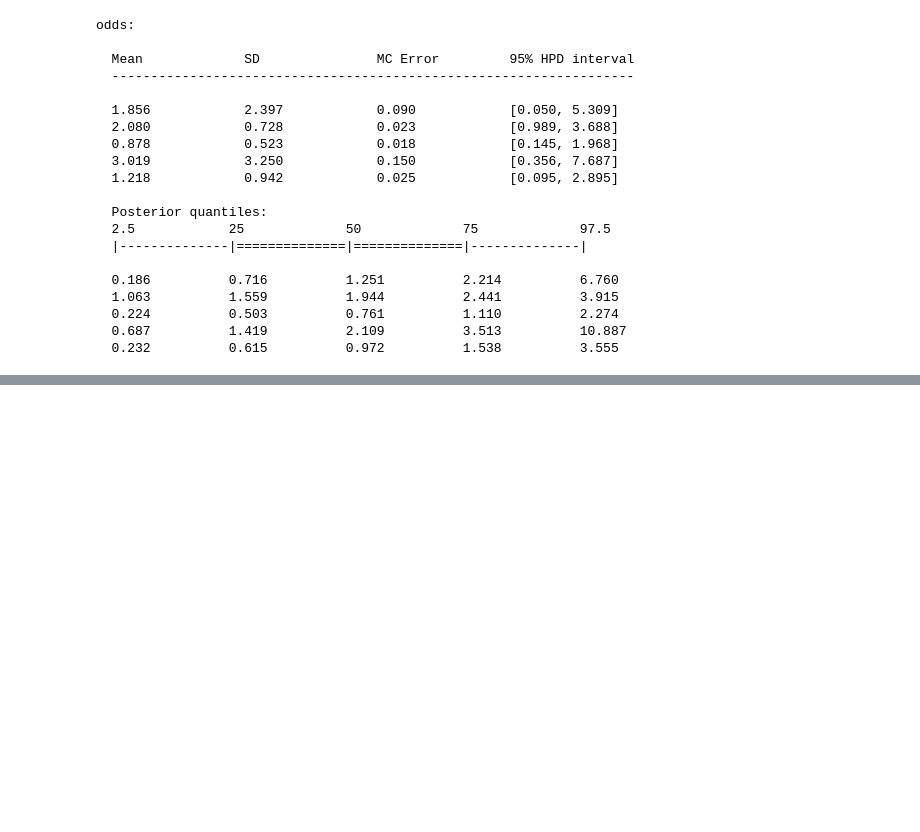
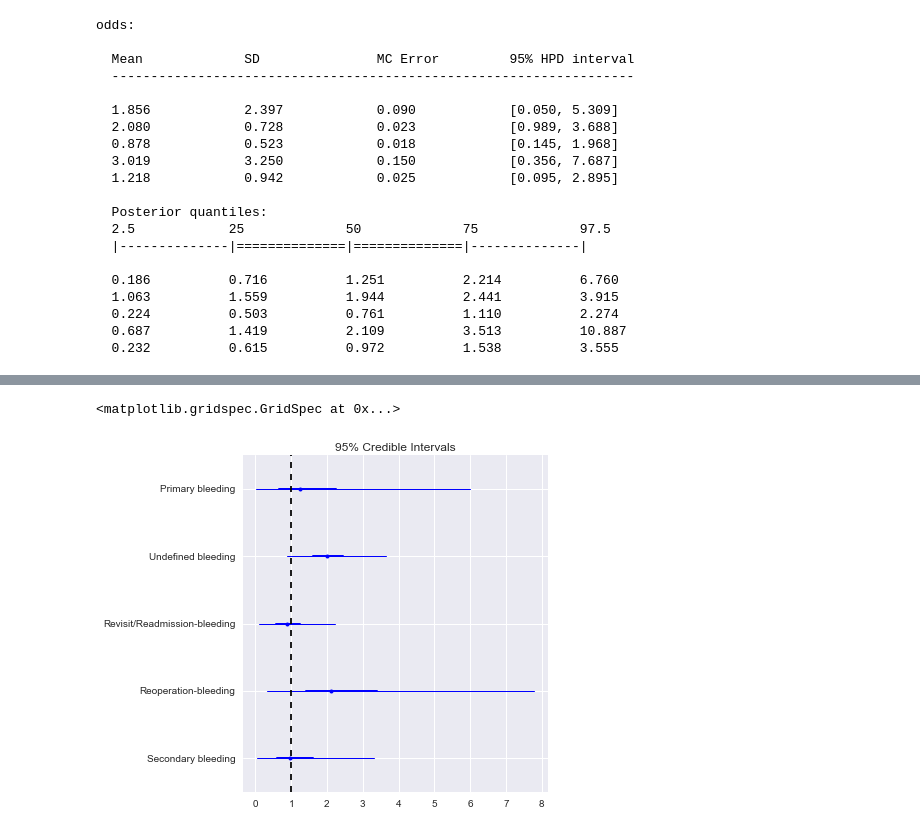
Before and after one commit to VanderbiltPopHealthSci/tonsillectomy_MA, a Jupyter notebook: Tonsillectomy KQ5 (Bleeding).ipynb, the cells around one changed output, grey strips where cells are left out. Saved outputs shown, nothing was run; the diff lists cells and outputs as text; code cells hidden in the pictures; blank space fills up the shorter version.

Commit message:
Updated runs of 3 models

```diff
--- a/Tonsillectomy KQ5 (Bleeding).ipynb
+++ b/Tonsillectomy KQ5 (Bleeding).ipynb
@@ -262,7 +262,7 @@ from pymc3 import Model, sample, traceplot, forestplot, summary, waic, DensityDi
 from pymc3 import Normal, Binomial, invlogit, HalfCauchy, Deterministic, exp, Beta, log
 import theano.tensor as tt
 
-def create_zib_model(_data, bleeding_specific=False):
+def create_zib_model(_data, bleeding_specific=False, dose_effect=False):
 
     data = _data.copy()
 
@@ -271,6 +271,8 @@ def create_zib_model(_data, bleeding_specific=False):
 
     bleeding = data.New_Bleeding_specify.unique()
     n_bleeding = len(bleeding)
+
+    dose = data.Dose.fillna('0 mg/kg').apply(lambda x: float(x.split(' ')[0])).values
 
     data['study_id'] = data.REFID.replace(dict(zip(unique_studies, range(n_studies))))
     data['bleeding_type'] = (data.New_Bleeding_specify
@@ -283,7 +285,7 @@ def create_zib_model(_data, bleeding_specific=False):
 
     with Model() as model:
 
-        # Probability of no bleeding
+        # Probability of bleeding population
         ψ = Beta('ψ', 1, 1)
 
         # Study random effect
@@ -293,16 +295,19 @@ def create_zib_model(_data, bleeding_specific=False):
         # Bleeding type means
         μ = Normal('μ', 0, sd=100, shape=n_bleeding)
 
+        # Dose effect
+        α = Normal('α', 0, sd=100) if dose_effect else 0
+
         if bleeding_specific:
             # Perioperative steroid effect
             δ = Normal('δ', 0, sd=100, shape=n_bleeding)
 
-            θ = invlogit(μ[b] + δ[b]*t + ϵ[i])
+            θ = invlogit(μ[b] + δ[b]*t + α*dose + ϵ[i])
         else:
             # Perioperative steroid effect
             δ = Normal('δ', 0, sd=100)
 
-            θ = invlogit(μ[b] + δ*t + ϵ[i])
+            θ = invlogit(μ[b] + δ*t + α*dose + ϵ[i])
 
         def zero_inflated_binomial(value):
             return tt.switch(value>0, log(ψ) + Binomial.dist(n=n, p=θ).logp(value),
@@ -385,0 +397,2 @@ odds:
+# %%
+full_zib_bleeding_model = create_zib_model(raw_data, bleeding_specific=True, dose_effect=True)
@@ -385,0 +402,4 @@ odds:
+# %%
+with full_zib_bleeding_model:
+
+    full_zib_bleeding_trace = sample(2000)
@@ -385,0 +414,6 @@ odds:
+# %%
+forestplot(full_zib_bleeding_trace, varnames=['odds'],
+           ylabels=raw_data.New_Bleeding_specify.unique(), vline=1)
+# %% [output]
+<matplotlib.gridspec.GridSpec at 0x...>
+[figure, added]
```
Also changed, not shown: parts of 13 cells of this notebook, 3 other files.
